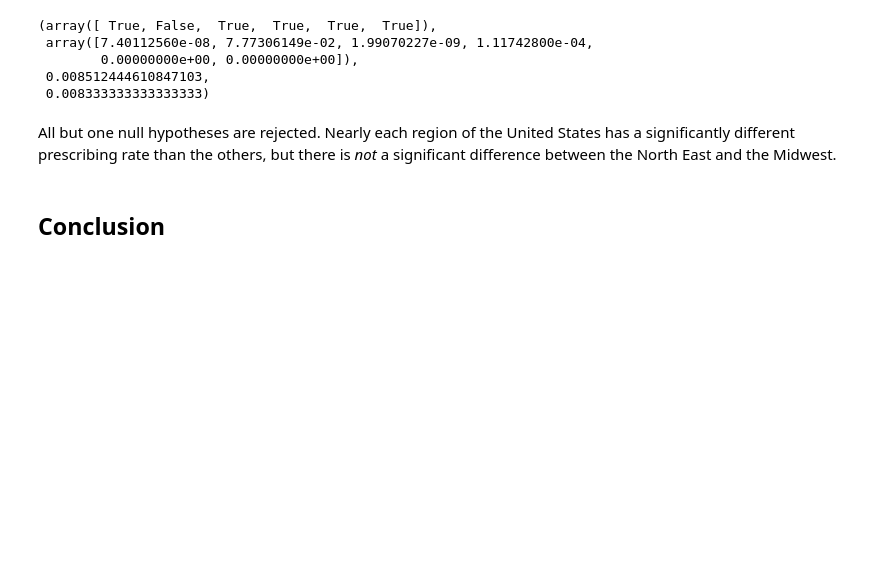
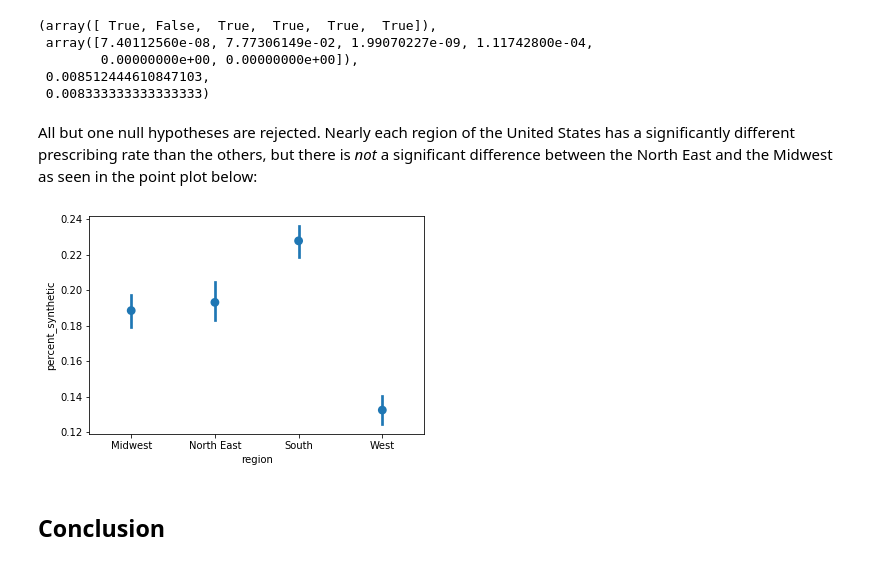
Before and after one commit to rhkhoo/Synthetic_Opioid_Deaths, a Jupyter notebook: Synthetic Opioid Prescribing Rates 2014.ipynb, the cells around one changed output. Drawn from its saved outputs; the diff is of its cells as text; code cells hidden in the pictures; blank space fills up the shorter version.

```diff
--- a/Synthetic Opioid Prescribing Rates 2014.ipynb
+++ b/Synthetic Opioid Prescribing Rates 2014.ipynb
@@ -197,7 +198,12 @@ multipletests(p_values, alpha = 0.05)
  0.008512444610847103,
  0.008333333333333333)
 # %% [markdown]
-All but one null hypotheses are rejected. Nearly each region of the United States has a significantly different prescribing rate than the others, but there is *not* a significant difference between the North East and the Midwest.
+All but one null hypotheses are rejected. Nearly each region of the United States has a significantly different prescribing rate than the others, but there is *not* a significant difference between the North East and the Midwest as seen in the point plot below:
+# %%
+sns.pointplot(x = 'region', y = 'percent_synthetic', data = opioids, join = False)
+plt.show()
+# %% [output]
+[figure, added]
 # %% [markdown]
 ## Conclusion
 # %% [markdown]
```
Also changed, not shown: parts of 1 cell of this notebook.
